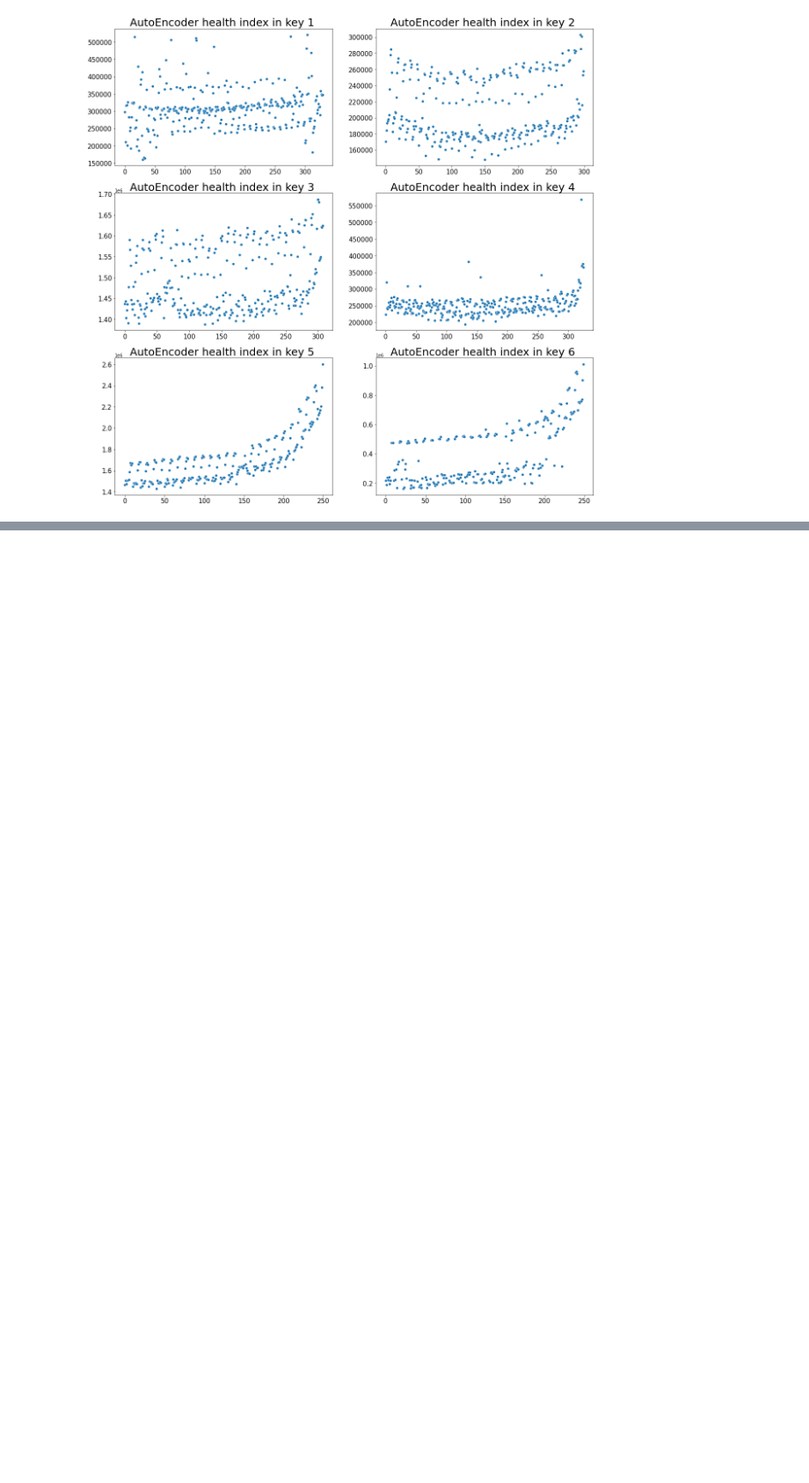
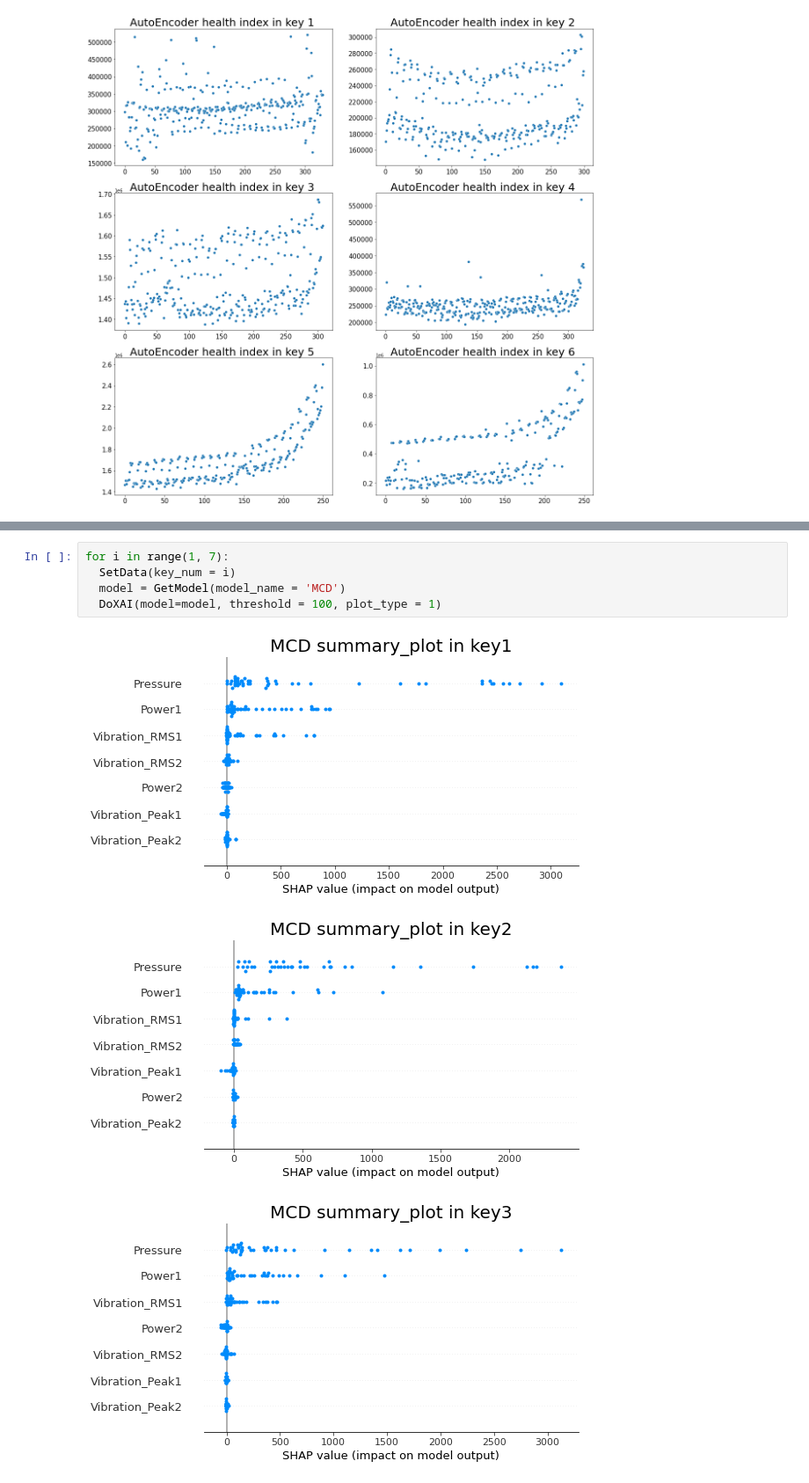
Before and after one commit to ChocoPytoch/BISTelligence, a Jupyter notebook: src/evaluate.ipynb, the cells around one changed output, grey strips where cells are left out. Shown at 88% size. Cells and saved outputs as stored; diff of their text form; blank space fills up the shorter version.

```diff
--- a/src/evaluate.ipynb
+++ b/src/evaluate.ipynb
@@ -424,0 +412,9 @@ Epoch 23: early stopping
+# %%
+for i in range(1, 7):
+  SetData(key_num = i)
+  model = GetModel(model_name = 'MCD')
+  DoXAI(model=model, threshold = 100, plot_type = 1)
+# %% [output]
+[figure, added]
+[figure, added]
+[figure, added]
```
Also changed, not shown: parts of 15 cells of this notebook, 39 other files.
